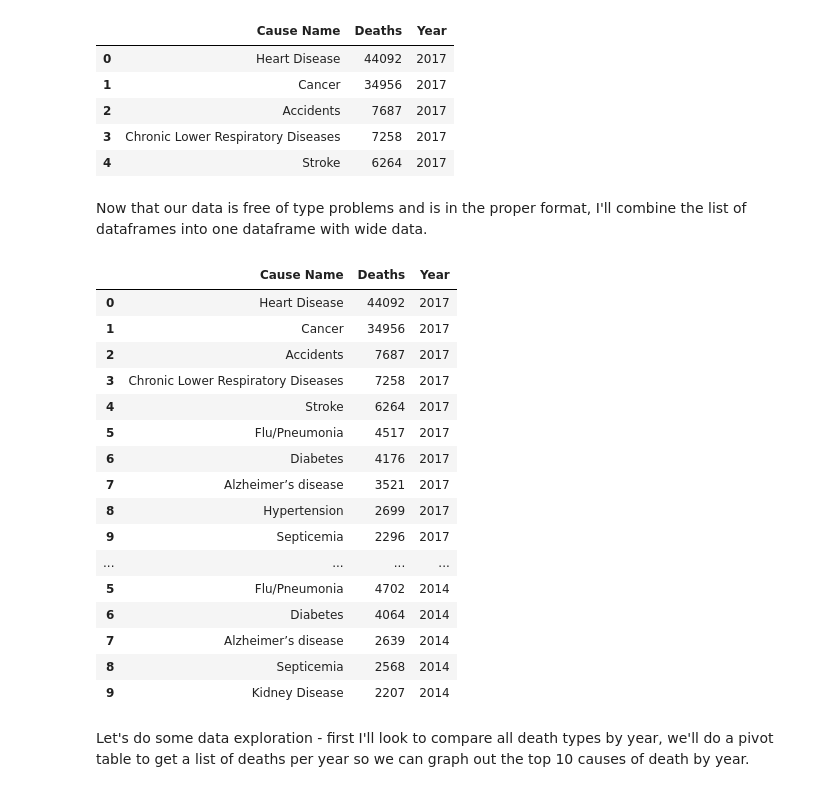
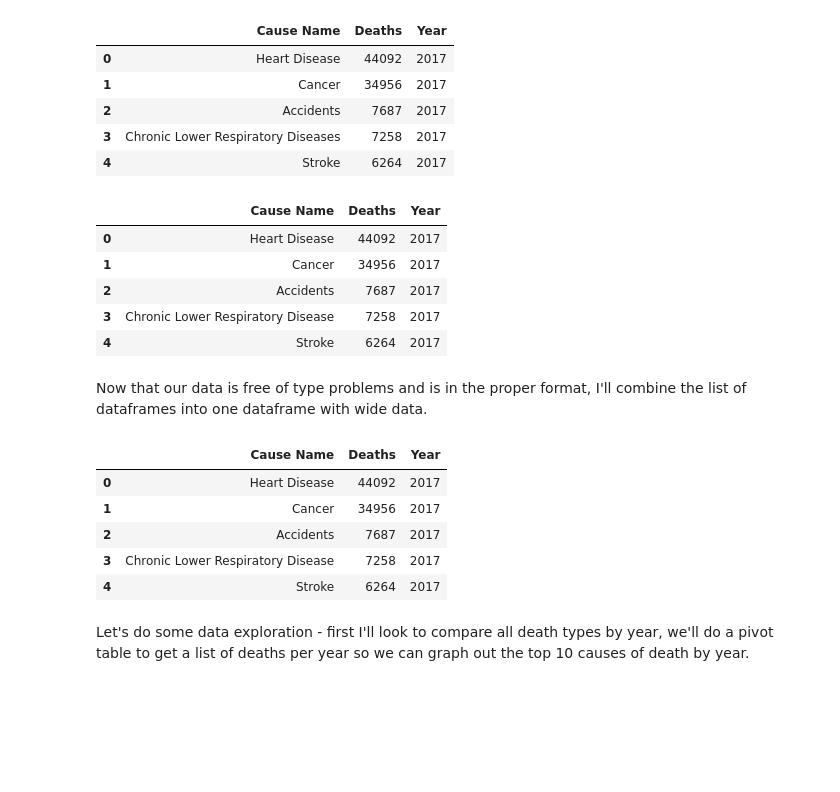
Before and after one commit to mhernandezit/is362_final_project, a Jupyter notebook: Final_Notebook.ipynb, the cells around one changed output. Saved outputs shown, nothing was run; the diff lists cells and outputs as text; code cells hidden in the pictures; blank space fills up the shorter version.

```diff
--- a/Final_Notebook.ipynb
+++ b/Final_Notebook.ipynb
@@ -127,29 +129,29 @@ ny_death_data_2017.head(5)
 | 2 | Accidents | 7687 | 2017 |
 | 3 | Chronic Lower Respiratory Diseases | 7258 | 2017 |
 | 4 | Stroke | 6264 | 2017 |
+# %%
+for df in frames:
+    df['Cause Name'] = df['Cause Name'].str.replace('Chronic Lower Respiratory Diseases', 'Chronic Lower Respiratory Disease')
+ny_death_data_2017.head(5)
+# %% [output]
+|  | Cause Name | Deaths | Year |
+| 0 | Heart Disease | 44092 | 2017 |
+| 1 | Cancer | 34956 | 2017 |
+| 2 | Accidents | 7687 | 2017 |
+| 3 | Chronic Lower Respiratory Disease | 7258 | 2017 |
+| 4 | Stroke | 6264 | 2017 |
 # %% [markdown]
 Now that our data is free of type problems and is in the proper format, I'll combine the list of dataframes into one dataframe with wide data.
 # %%
 result = pd.concat(frames)
-result
+result.head(5)
 # %% [output]
 |  | Cause Name | Deaths | Year |
 | 0 | Heart Disease | 44092 | 2017 |
 | 1 | Cancer | 34956 | 2017 |
 | 2 | Accidents | 7687 | 2017 |
-| 3 | Chronic Lower Respiratory Diseases | 7258 | 2017 |
+| 3 | Chronic Lower Respiratory Disease | 7258 | 2017 |
 | 4 | Stroke | 6264 | 2017 |
-| 5 | Flu/Pneumonia | 4517 | 2017 |
-| 6 | Diabetes | 4176 | 2017 |
-| 7 | Alzheimer’s disease | 3521 | 2017 |
-| 8 | Hypertension | 2699 | 2017 |
-| 9 | Septicemia | 2296 | 2017 |
-| ... | ... | ... | ... |
-| 5 | Flu/Pneumonia | 4702 | 2014 |
-| 6 | Diabetes | 4064 | 2014 |
-| 7 | Alzheimer’s disease | 2639 | 2014 |
-| 8 | Septicemia | 2568 | 2014 |
-| 9 | Kidney Disease | 2207 | 2014 |
 # %% [markdown]
 Let's do some data exploration - first I'll look to compare all death types by year, we'll do a pivot table to get a list of deaths per year so we can graph out the top 10 causes of death by year.
 # %%
```
Also changed, not shown: parts of 9 cells of this notebook.
